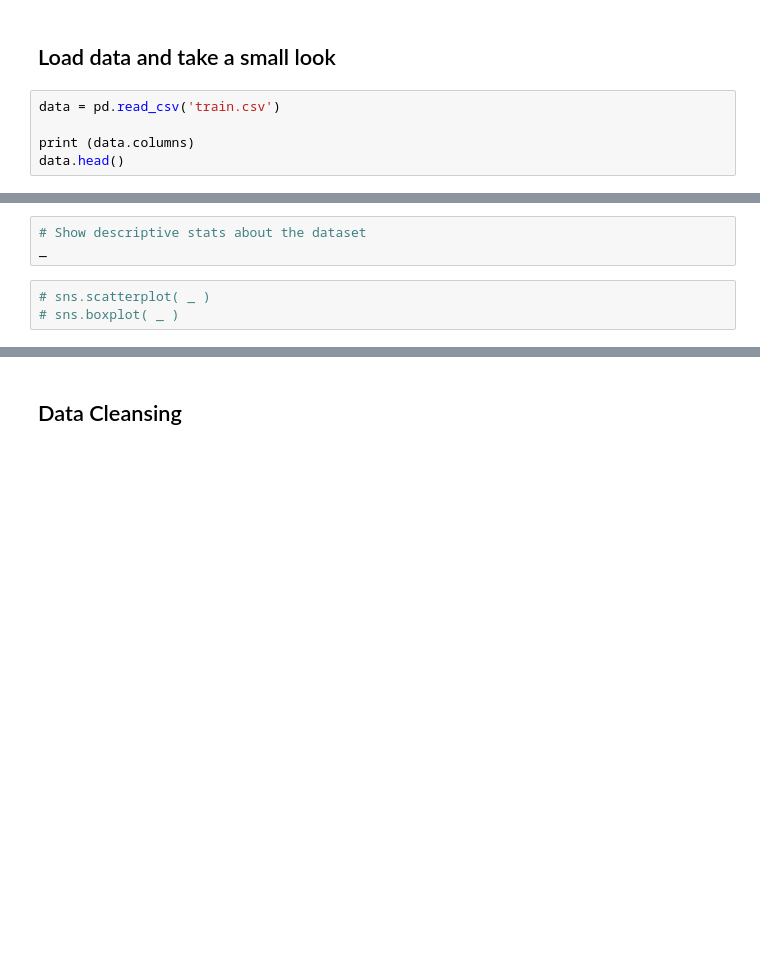
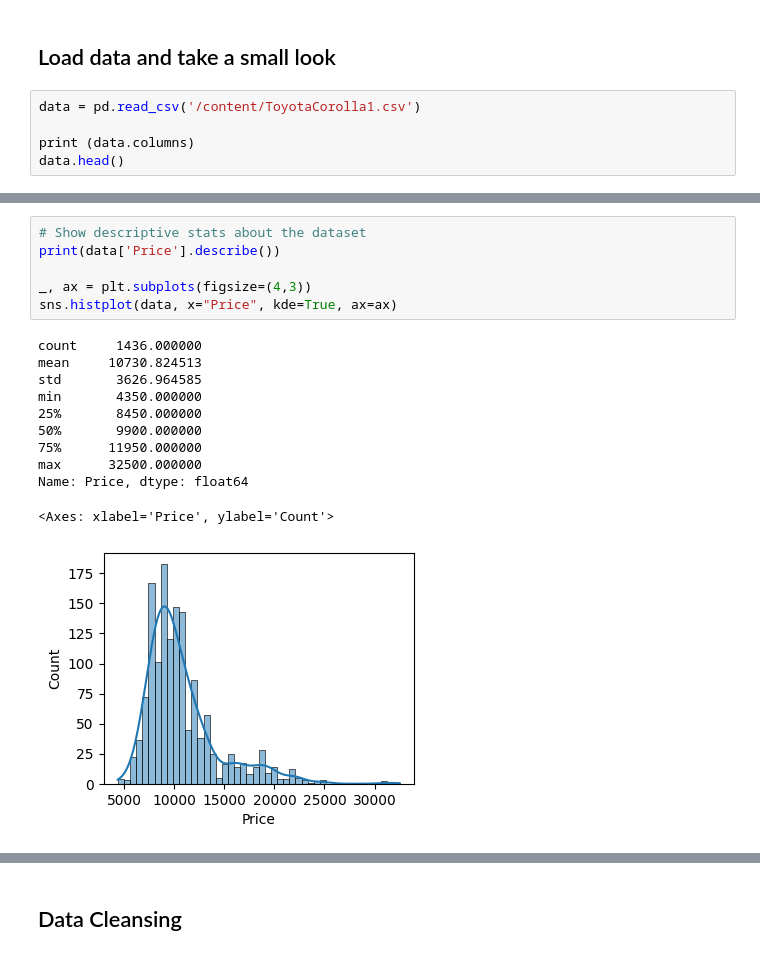
Before and after one commit to rubenfonnegra/analitica_datos, a Jupyter notebook: Sem_10/Practicum_9.ipynb, the cells around one changed output, grey strips where cells are left out. Drawn from its saved outputs; the diff is of its cells as text; blank space fills up the shorter version.

```diff
--- a/Sem_10/Practicum_9.ipynb
+++ b/Sem_10/Practicum_9.ipynb
@@ -15,7 +18,7 @@ from scipy.stats import probplot, norm
 # %% [markdown]
 ## Load data and take a small look
 # %%
-data = pd.read_csv('train.csv')
+data = pd.read_csv('/content/ToyotaCorolla1.csv')
 
 print (data.columns)
 data.head()
@@ -25,6 +63,18 @@ _
 # %%
 # Show descriptive stats about the dataset
-_
+print(data['Price'].describe())
+
+_, ax = plt.subplots(figsize=(4,3))
+sns.histplot(data, x="Price", kde=True, ax=ax)
+# %% [output]
+count     1436.000000
+mean     10730.824513
+std       3626.964585
+min       4350.000000
+25%       8450.000000
+50%       9900.000000
+75%      11950.000000
+max      32500.000000
+Name: Price, dtype: float64
+<Axes: xlabel='Price', ylabel='Count'>
+[figure, added]
-# %%
-# sns.scatterplot( _ )
-# sns.boxplot( _ )
```
Also changed, not shown: parts of 58 cells of this notebook, 3 other files.
